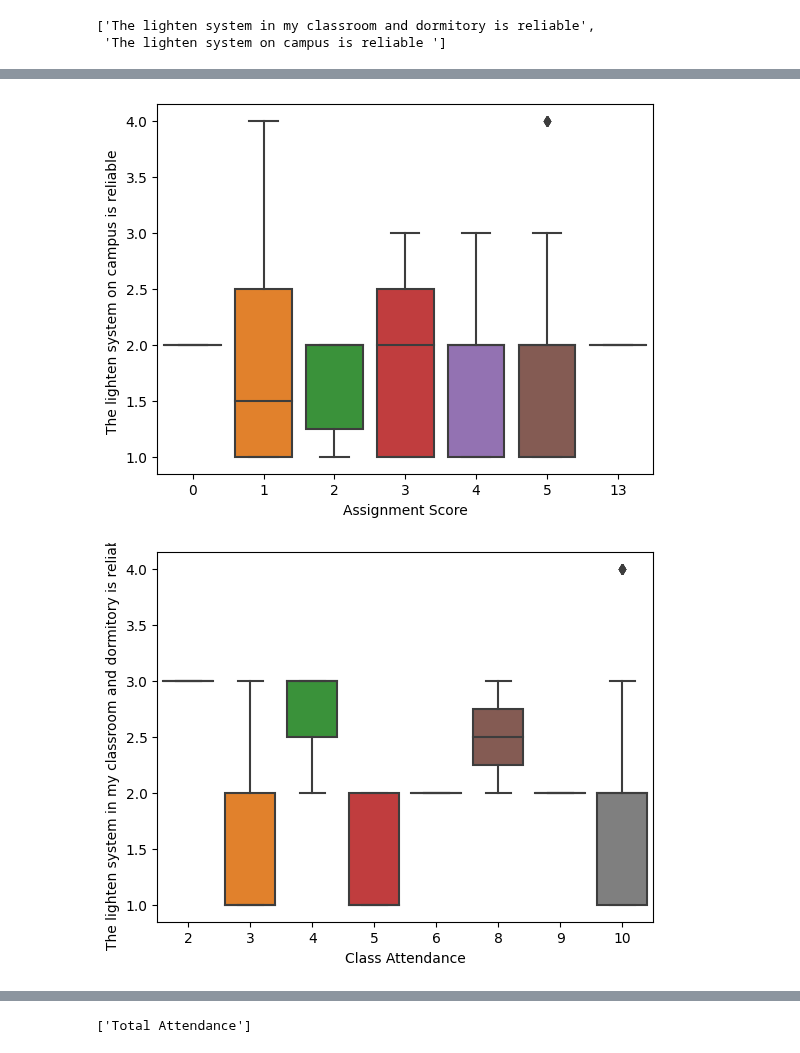
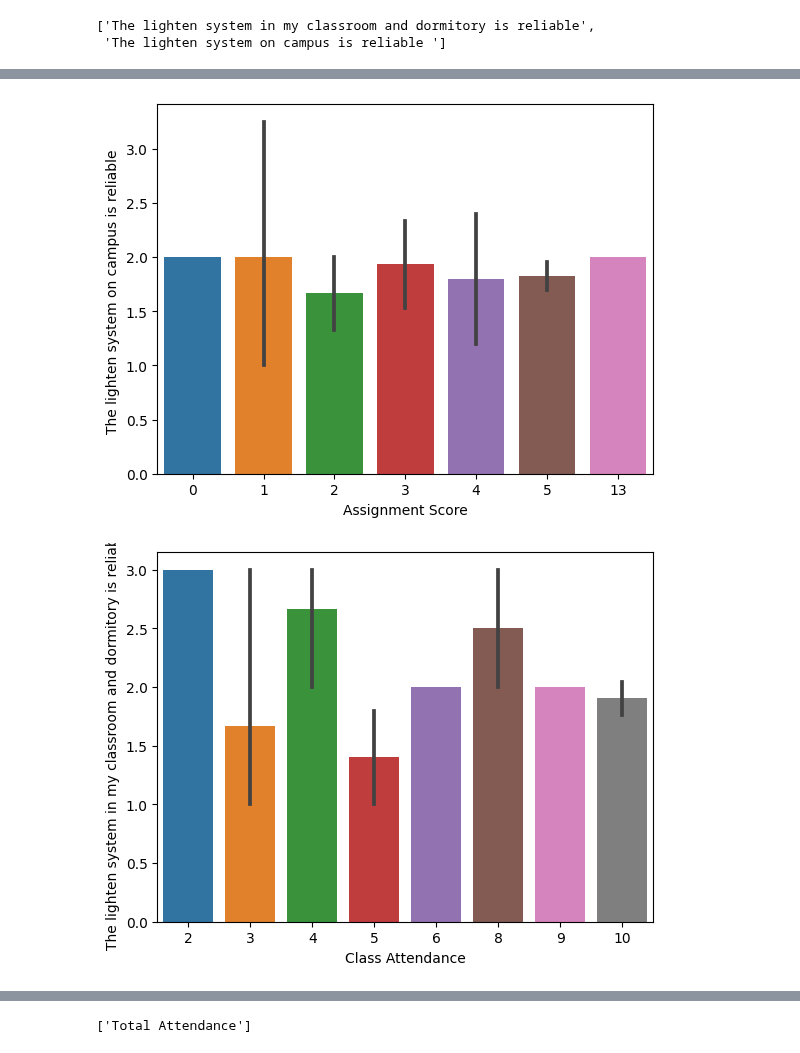
Before and after one commit to Ofori416/Student.PredictionModel, a Jupyter notebook: Student_Prediction.ipynb, the cells around one changed output, grey strips where cells are left out. Cells and saved outputs as stored; diff of their text form; code cells hidden in the pictures.

```diff
--- a/Student_Prediction.ipynb
+++ b/Student_Prediction.ipynb
@@ -36,7 +26,7 @@ Selected the following input variables for my hybrid model:
 # Output Variable:
 The output variable is the predicted student performance, represented as a binary classification (e.g., high-performing or low-performing) or a multi-class classification (e.g., grades A, B, C, D, or F).
 # %%
-sheet1 = pd.read_excel('Data.csv')
+sheet1 = pd.read_excel('Data.xlsx')
 sheet1['Assignment Score'] = sheet1.iloc[:,18:23].sum(axis=1)
 sheet1['Class Attendance'] = sheet1.iloc[:,7:17].sum(axis=1)
 sheet1
@@ -191,10 +200,10 @@ scores
  'The lighten system on campus is reliable ']
 # %%
 for score in scores:
-    sns.boxplot(y=sheet1[score], x=sheet1['Assignment Score'])
+    sns.barplot(y=sheet1[score], x=sheet1['Assignment Score'])
     plt.show()
 
 for score in scores:
-    sns.boxplot(y=sheet1[score], x=sheet1['Class Attendance'])
+    sns.barplot(y=sheet1[score], x=sheet1['Class Attendance'])
     plt.show()
 # %% [output]
@@ -202,2 +211,2 @@ for score in scores:
-[figure, old version]
+[figure, new version]
-[figure, old version]
+[figure, new version]
```
Also changed, not shown: parts of 124 cells of this notebook.
